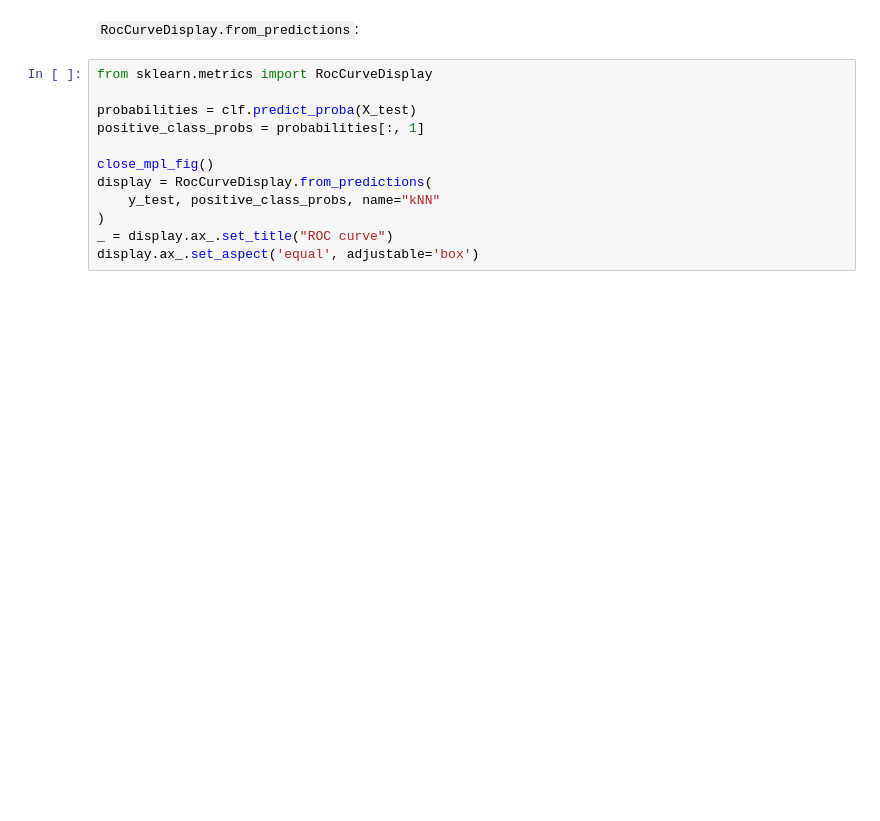
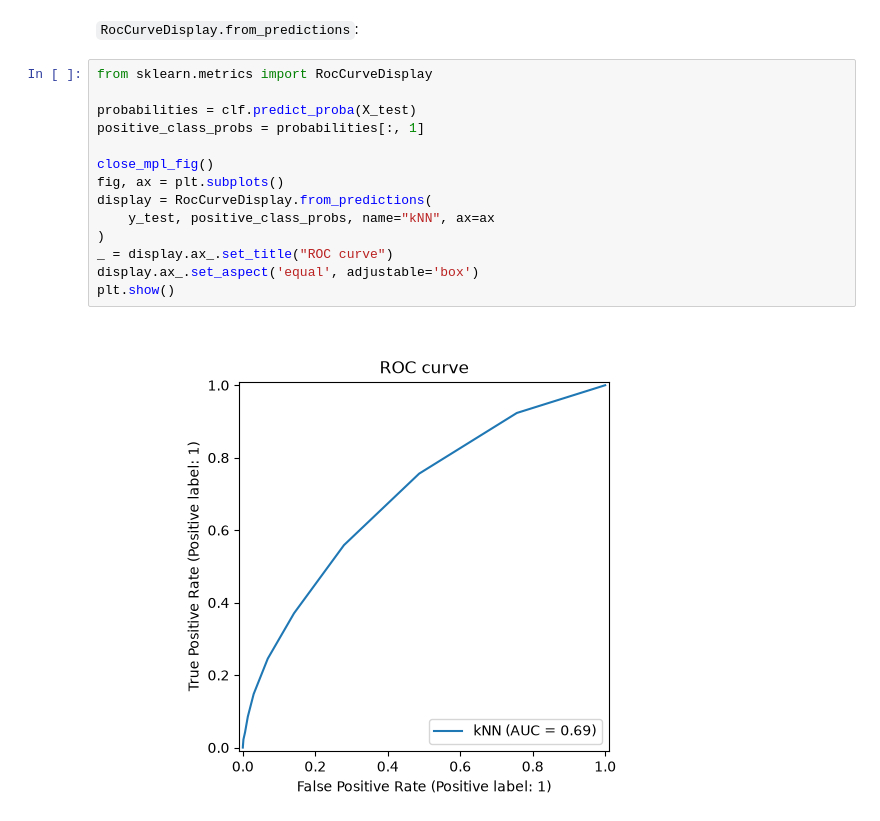
Before and after one commit to underburned/dv, a Jupyter notebook: lectures/lecture_6/lecture_6.ipynb, the cells around one changed output. Saved outputs shown, nothing was run; the diff lists cells and outputs as text; blank space fills up the shorter version.

```diff
--- a/lectures/lecture_6/lecture_6.ipynb
+++ b/lectures/lecture_6/lecture_6.ipynb
@@ -1884,12 +1932,16 @@ display.ax_.set_aspect('equal', adjustable='box')
 # %%
 from sklearn.metrics import RocCurveDisplay
 
 probabilities = clf.predict_proba(X_test)
 positive_class_probs = probabilities[:, 1]
 
 close_mpl_fig()
+fig, ax = plt.subplots()
 display = RocCurveDisplay.from_predictions(
-    y_test, positive_class_probs, name="kNN"
+    y_test, positive_class_probs, name="kNN", ax=ax
 )
 _ = display.ax_.set_title("ROC curve")
 display.ax_.set_aspect('equal', adjustable='box')
+plt.show()
+# %% [output]
+[figure, added]
```
Also changed, not shown: parts of 17 cells of this notebook.
